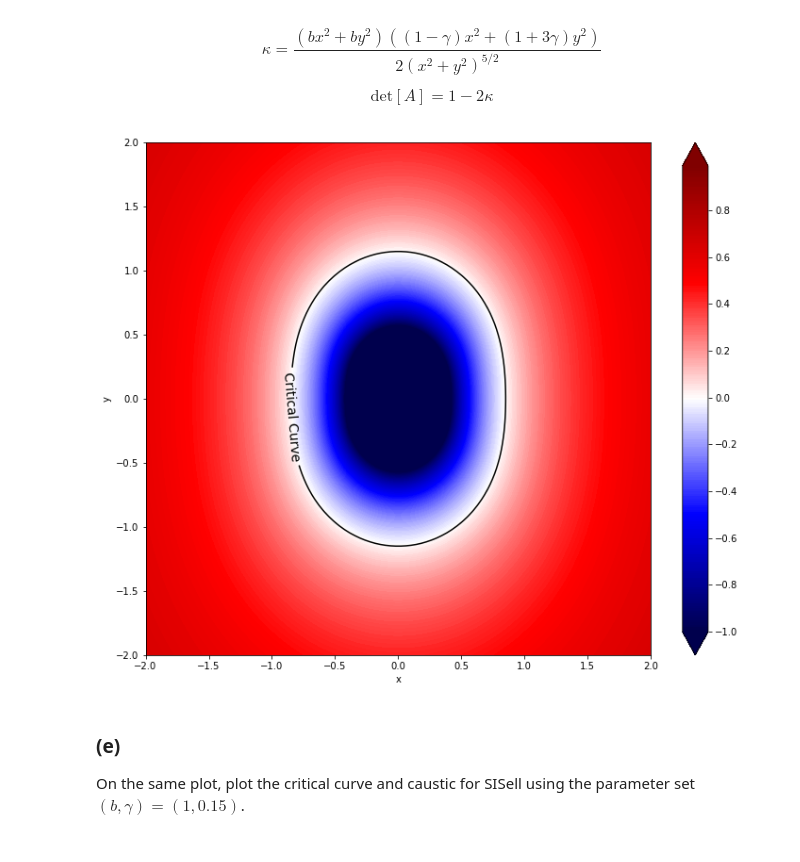
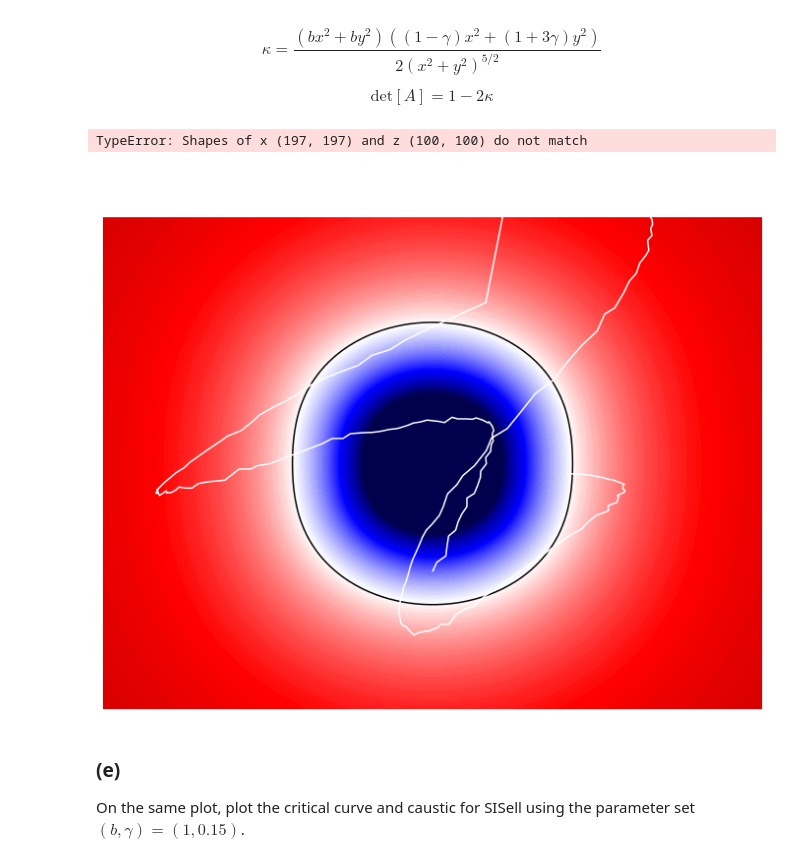
Before and after one commit to tylerbarna/AST8110, a Jupyter notebook: pset04/pset04.ipynb, the cells around one changed output. Cells and saved outputs as stored; diff of their text form; code cells hidden in the pictures.

```diff
--- a/pset04/pset04.ipynb
+++ b/pset04/pset04.ipynb
@@ -86,39 +86,55 @@ This will be the caustic -->
 # %%
 ## create function
 x,y = np.linspace(-2,2,100), np.linspace(-2,2,100)
 X,Y = np.meshgrid(x,y)
 
-def det(x,y,b,gamma):
+def det(x,y,b,gamma): ## determinant
     det = (1 -  ((b*x**2+b*y**2)*((1-3*gamma)*x**2+(1+3*gamma)*y**2))/(x**2+y**2)**(5/2))
     return det
 
-def caustic(x,y,b,gamma):
-    caus_x = det(x,y,b,gamma) * x
-    caus_y = y
-    #caus_x, caus_y = np.meshgrid(caus_x,caus_y)
-    return caus_x
+def deflection(x,y,b,gamma): ## deflection
+    def_x = (b*x/np.sqrt(x**2+y**2)) * (1 + gamma * (x**2+3*y**2)/(x**2+y**2))
+    def_y = (b*y/np.sqrt(x**2+y**2)) * (1 + gamma * (3*x**2+y**2)/(x**2+y**2))
+    X_def, Y_def = np.meshgrid(x-def_x, y-def_y)
+    #print(deflection)
+    #deflection = np.meshgrid([def_x, def_y])
+    #deflection = np.sqrt(def_x**2 + def_y**2)
+    return np.array([def_x, def_y])
 
 
 ## plot for gamma = 0.05
 fig, ax = plt.subplots(figsize=(12,10))
+ax.axis('off')
 curve = ax.contour(X,Y,det(X,Y,1,0.05),levels=[0],colors='black')
 #curve2 = ax.contour(X,Y,caustic(X,Y,1,0.05),levels=[0],colors='black')
 cbar = ax.contourf(X,Y,det(X,Y,1,0.05),np.arange(-1,1,.01),cmap='seismic',extend='both')
 
-
+## calculate the caustic
+cc = curve.collections[0].get_paths()[0].vertices
+caus = cc - deflection(cc[:,0],cc[:,1],1,0.05).reshape(197,2)
+ax.plot(caus[:,0],caus[:,1],color='white')
+X_c, Y_c = np.meshgrid(caus[:,0], caus[:,1])
+#ax.contour(caus[:,0],caus[:,1],det(caus[:,0],caus[:,1],1,0.05),levels=[0],colors='black')
+ax.contour(X_c,Y_c,det(X,Y,1,0.05),levels=[0],colors='black')
+#caus = cc - deflection(cc[:,0],cc[:,1],1,0.05)
+#ax.contour(X,Y,deflection(X,Y,1,0.05),np.arange(-1,1,.01),cmap='seismic',extend='both')
+#print(caus)
+#ax.plot(caus[:,0],caus[:,1],color='black',linewidth=2)
 
 curveLabel = ['Critical Curve']
 fmt = {}
 for l, s in zip(curve.levels, curveLabel):
     fmt[l] = s
 ax.clabel(curve, curve.levels,fmt=fmt,inline=True,fontsize=14)
 
 fig.colorbar(cbar,ax=ax);
 ax.set_xlabel('x',fontsize=10)
 ax.set_ylabel('y',fontsize=10)
+
 plt.show()
 # %% [output]
+TypeError: Shapes of x (197, 197) and z (100, 100) do not match
-[figure, old version]
+[figure, new version]
 # %% [markdown]
 ### (e)
 
```
